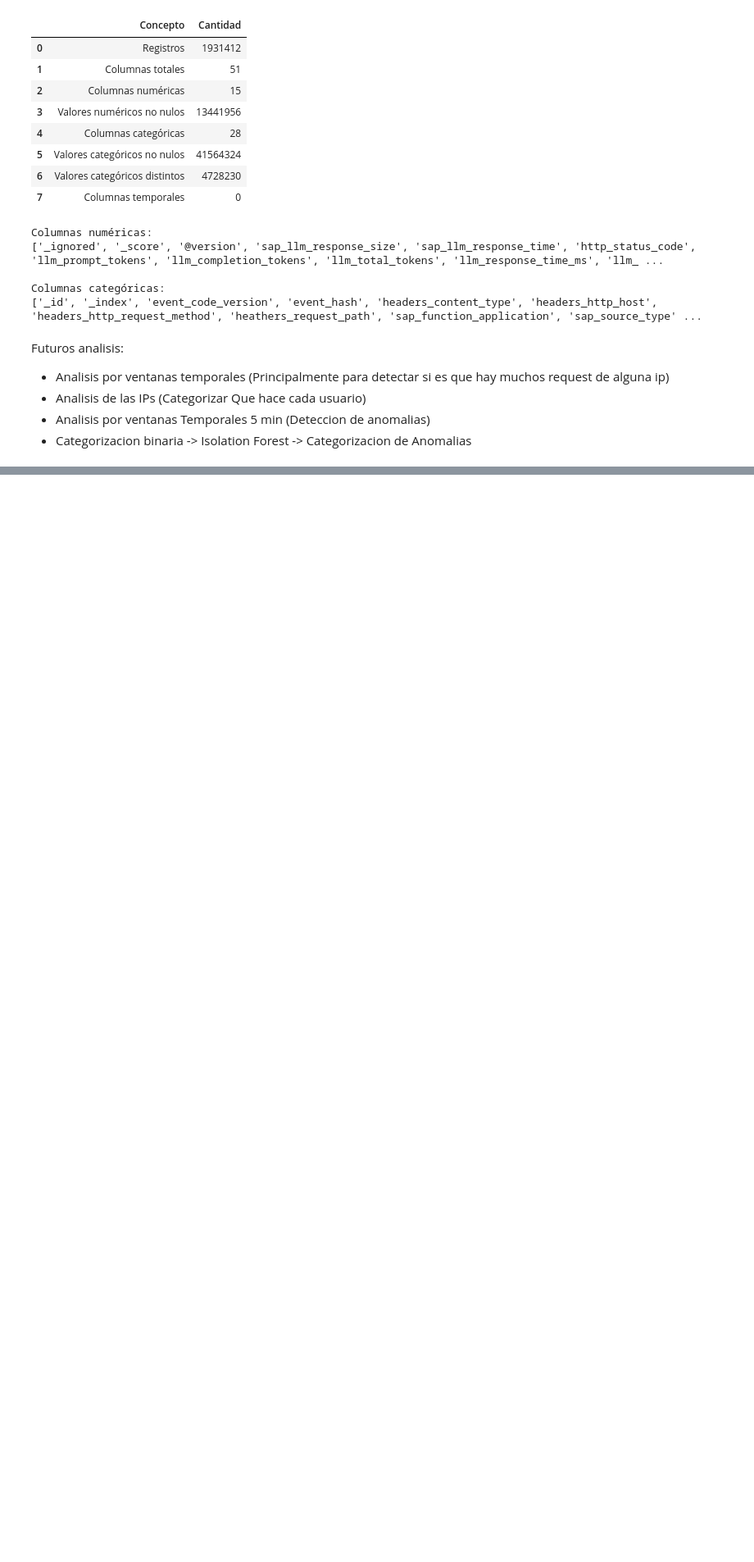
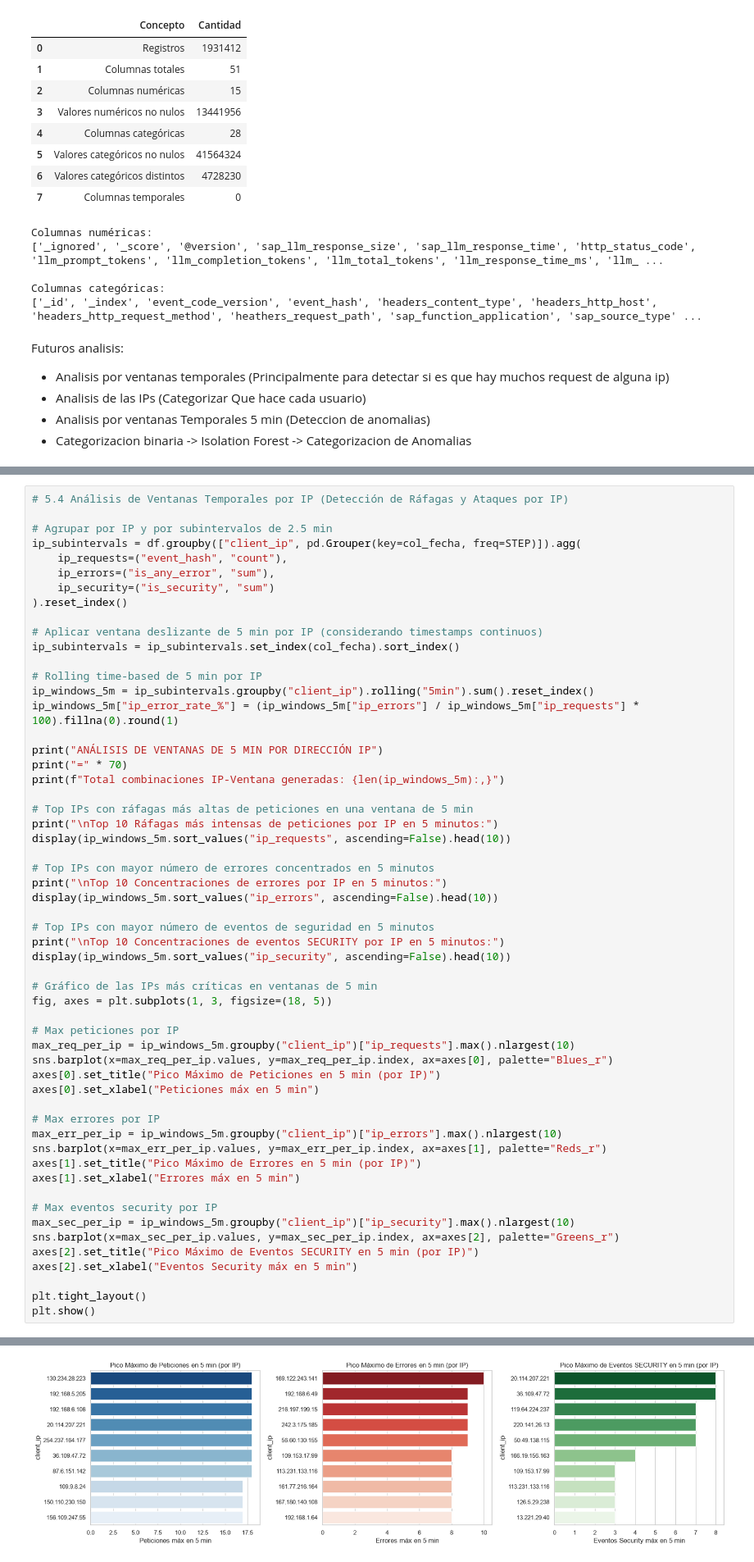
Before and after one commit to LuisFerFlores31/SAP-AI-Security-Anomaly-Detection, a Jupyter notebook: IAACD-Reto 2 Analisis Exploratorio.ipynb, the cells around one changed output, grey strips where cells are left out. Shown at 82% size. Saved outputs shown, nothing was run; the diff lists cells and outputs as text; blank space fills up the shorter version.

```diff
--- a/IAACD-Reto 2 Analisis Exploratorio.ipynb
+++ b/IAACD-Reto 2 Analisis Exploratorio.ipynb
@@ -1001,0 +1212,57 @@ Futuros analisis:
+# %%
+# 5.4 Análisis de Ventanas Temporales por IP (Detección de Ráfagas y Ataques por IP)
+
+# Agrupar por IP y por subintervalos de 2.5 min
+ip_subintervals = df.groupby(["client_ip", pd.Grouper(key=col_fecha, freq=STEP)]).agg(
+    ip_requests=("event_hash", "count"),
+    ip_errors=("is_any_error", "sum"),
+    ip_security=("is_security", "sum")
+).reset_index()
+
+# Aplicar ventana deslizante de 5 min por IP (considerando timestamps continuos)
+ip_subintervals = ip_subintervals.set_index(col_fecha).sort_index()
+
+# Rolling time-based de 5 min por IP
+ip_windows_5m = ip_subintervals.groupby("client_ip").rolling("5min").sum().reset_index()
+ip_windows_5m["ip_error_rate_%"] = (ip_windows_5m["ip_errors"] / ip_windows_5m["ip_requests"] * 100).fillna(0).round(1)
+
+print("ANÁLISIS DE VENTANAS DE 5 MIN POR DIRECCIÓN IP")
+print("=" * 70)
+print(f"Total combinaciones IP-Ventana generadas: {len(ip_windows_5m):,}")
+
+# Top IPs con ráfagas más altas de peticiones en una ventana de 5 min
+print("\nTop 10 Ráfagas más intensas de peticiones por IP en 5 minutos:")
+display(ip_windows_5m.sort_values("ip_requests", ascending=False).head(10))
+
+# Top IPs con mayor número de errores concentrados en 5 minutos
+print("\nTop 10 Concentraciones de errores por IP en 5 minutos:")
+display(ip_windows_5m.sort_values("ip_errors", ascending=False).head(10))
+
+# Top IPs con mayor número de eventos de seguridad en 5 minutos
+print("\nTop 10 Concentraciones de eventos SECURITY por IP en 5 minutos:")
+display(ip_windows_5m.sort_values("ip_security", ascending=False).head(10))
+
+# Gráfico de las IPs más críticas en ventanas de 5 min
+fig, axes = plt.subplots(1, 3, figsize=(18, 5))
+
+# Max peticiones por IP
+max_req_per_ip = ip_windows_5m.groupby("client_ip")["ip_requests"].max().nlargest(10)
+sns.barplot(x=max_req_per_ip.values, y=max_req_per_ip.index, ax=axes[0], palette="Blues_r")
+axes[0].set_title("Pico Máximo de Peticiones en 5 min (por IP)")
+axes[0].set_xlabel("Peticiones máx en 5 min")
+
+# Max errores por IP
+max_err_per_ip = ip_windows_5m.groupby("client_ip")["ip_errors"].max().nlargest(10)
+sns.barplot(x=max_err_per_ip.values, y=max_err_per_ip.index, ax=axes[1], palette="Reds_r")
+axes[1].set_title("Pico Máximo de Errores en 5 min (por IP)")
+axes[1].set_xlabel("Errores máx en 5 min")
+
+# Max eventos security por IP
+max_sec_per_ip = ip_windows_5m.groupby("client_ip")["ip_security"].max().nlargest(10)
+sns.barplot(x=max_sec_per_ip.values, y=max_sec_per_ip.index, ax=axes[2], palette="Greens_r")
+axes[2].set_title("Pico Máximo de Eventos SECURITY en 5 min (por IP)")
+axes[2].set_xlabel("Eventos Security máx en 5 min")
+
+plt.tight_layout()
+plt.show()
+# %% [output]
@@ -1001,0 +1321 @@ Futuros analisis:
+[figure, added]
```
Also changed, not shown: parts of 6 cells of this notebook, 1 other file.
